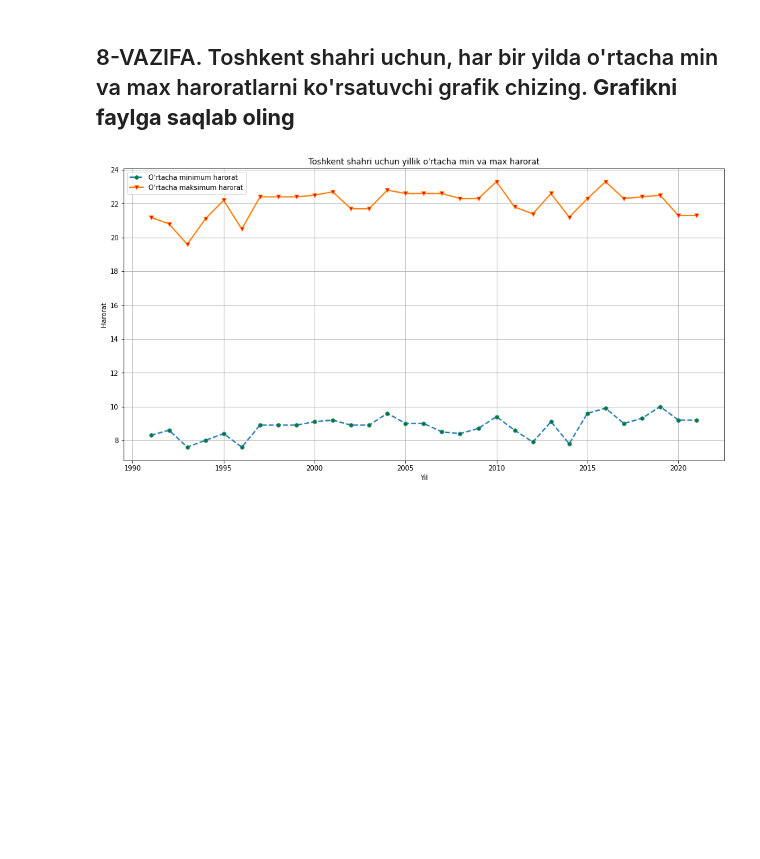
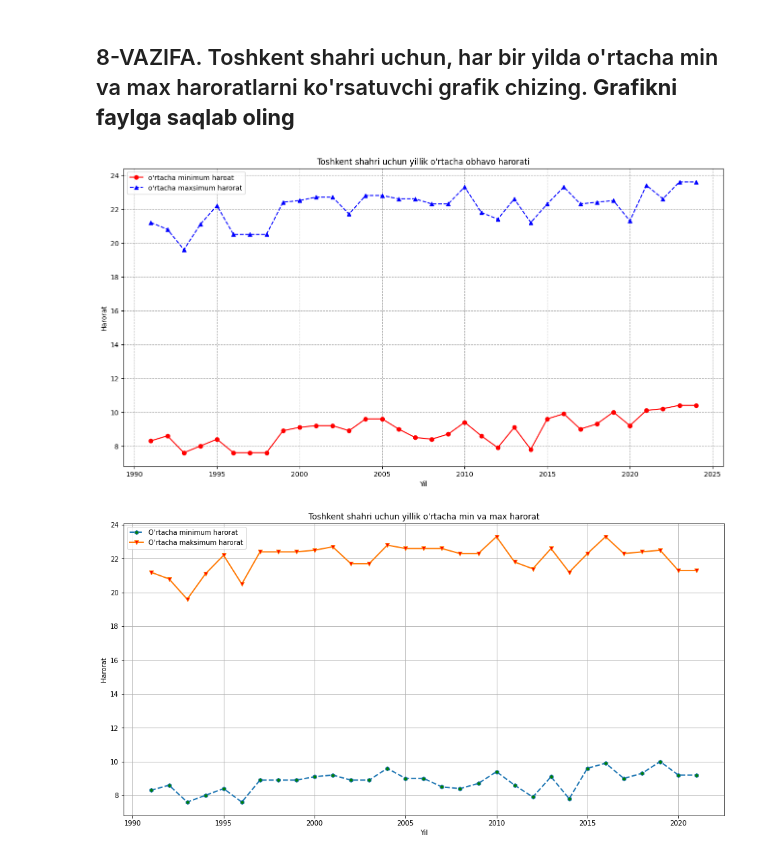
Before and after one commit to Hojiakbardevs/Datascience, a Jupyter notebook: 04_VISUAL_AMALIYOT_01_matplotlib.ipynb, the cells around one changed output. Cells and saved outputs as stored; diff of their text form; code cells hidden in the pictures; blank space fills up the shorter version.

```diff
--- a/04_VISUAL_AMALIYOT_01_matplotlib.ipynb
+++ b/04_VISUAL_AMALIYOT_01_matplotlib.ipynb
@@ -352,3 +371,20 @@ plt.show()
+# %%
+# JAVOBNI SHUYERGA YOZING
+# table
+minT = table['Tm']
+maxT = table['TM']
+plt.figure(figsize=(16,8))
+plt.plot(minT, color='r', label="o'rtacha minimum harorat", linewidth = 1.5, linestyle = '-', marker='o')
+plt.plot(maxT, color='b', label="o'rtacha maximum harorat", linewidth = 1.5, linestyle = '--', marker='^')
+plt.legend(["o'rtacha minimum haroat","o'rtacha maxsimum harorat"])
+plt.xlabel("Yil")
+plt.title("Toshkent shahri uchun yillik o'rtacha obhavo harorati")
+plt.ylabel('Harorat')
+plt.grid(alpha=0.3, color='k', linestyle='--')
+plt.savefig("O'rtacha harorat")
+plt.show()
+# %% [output]
+[figure, added]
 # %%
 #@title To'g'ri javob
 minT = df['Tm']
```
Also changed, not shown: parts of 9 cells of this notebook.
